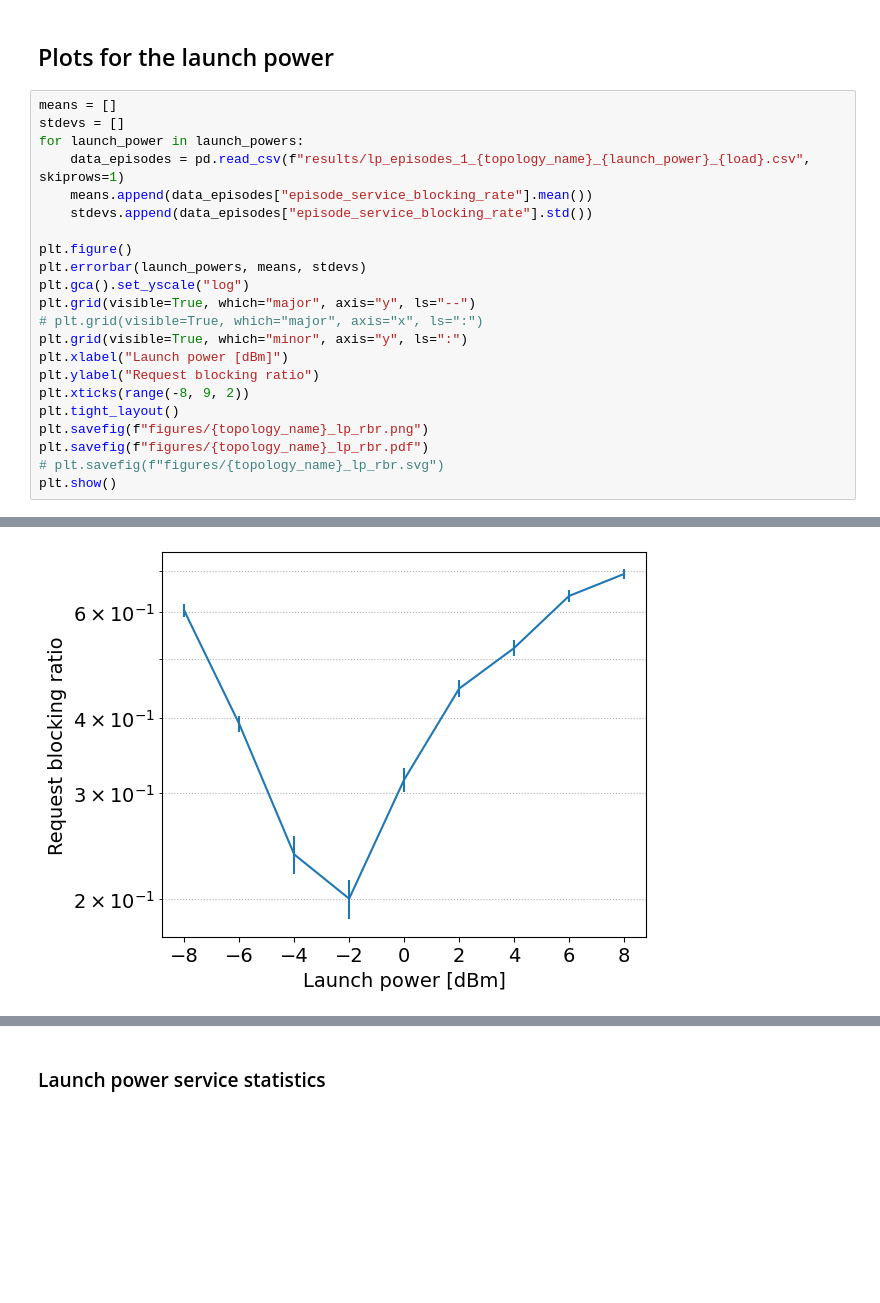
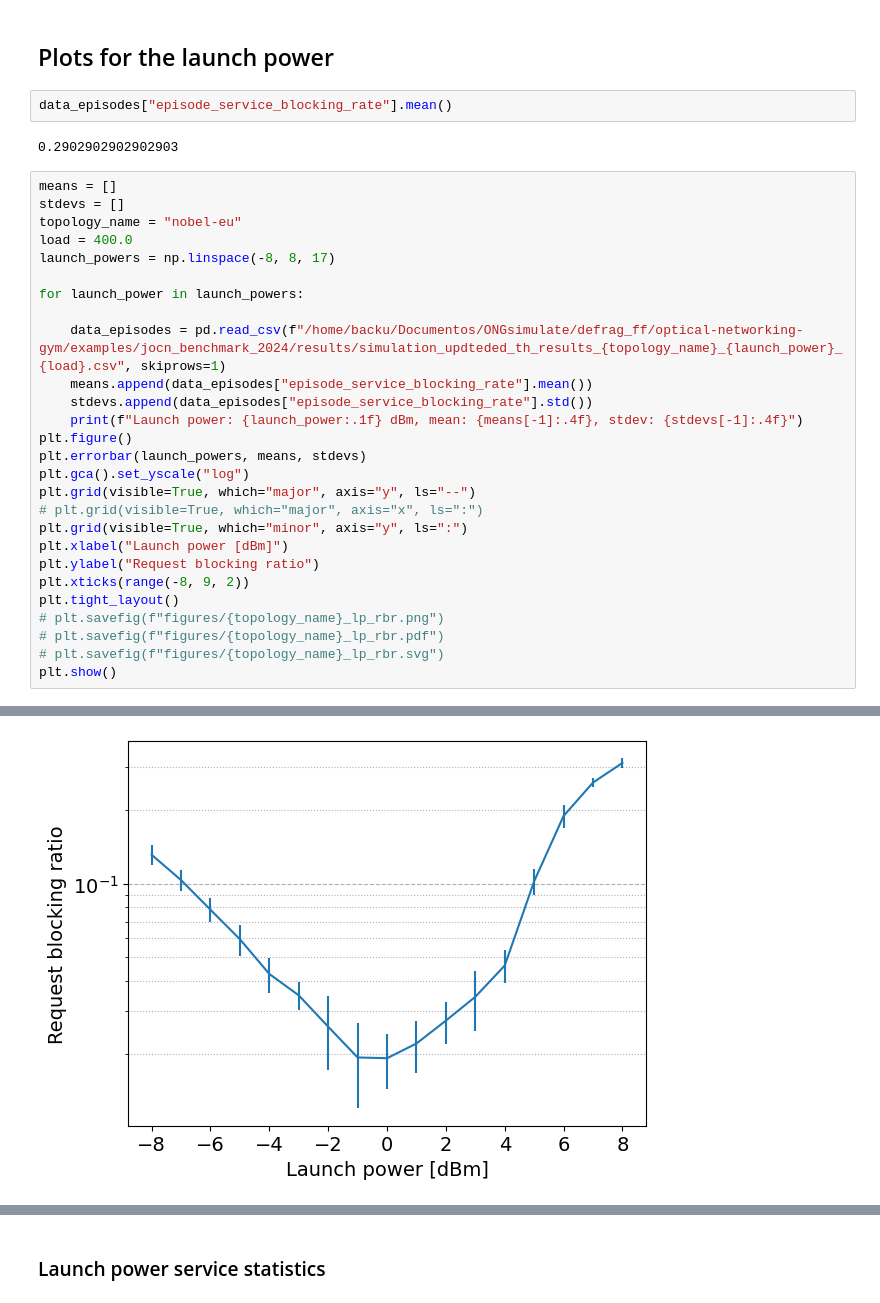
Before and after one commit to carlosnatalino/optical-networking-gym, a Jupyter notebook: examples/JOCN_Benchmark_2024/plots.ipynb, the cells around one changed output, grey strips where cells are left out. Saved outputs shown, nothing was run; the diff lists cells and outputs as text; blank space fills up the shorter version.

```diff
--- a/examples/JOCN_Benchmark_2024/plots.ipynb
+++ b/examples/JOCN_Benchmark_2024/plots.ipynb
@@ -125,14 +141,23 @@ plt.show()
 [figure]
 # %% [markdown]
 ## Plots for the launch power
+# %%
+data_episodes["episode_service_blocking_rate"].mean()
+# %% [output]
+0.2902902902902903
 # %%
 means = []
 stdevs = []
+topology_name = "nobel-eu"
+load = 400.0
+launch_powers = np.linspace(-8, 8, 17)
+
 for launch_power in launch_powers:
-    data_episodes = pd.read_csv(f"results/lp_episodes_1_{topology_name}_{launch_power}_{load}.csv", skiprows=1)
+
+    data_episodes = pd.read_csv(f"/home/backu/Documentos/ONGsimulate/defrag_ff/optical-networking-gym/examples/jocn_benchmark_2024/results/simulation_updteded_th_results_{topology_name}_{launch_power}_{load}.csv", skiprows=1)
     means.append(data_episodes["episode_service_blocking_rate"].mean())
     stdevs.append(data_episodes["episode_service_blocking_rate"].std())
-
+    print(f"Launch power: {launch_power:.1f} dBm, mean: {means[-1]:.4f}, stdev: {stdevs[-1]:.4f}")
 plt.figure()
 plt.errorbar(launch_powers, means, stdevs)
 plt.gca().set_yscale("log")
@@ -143,8 +168,8 @@ plt.xlabel("Launch power [dBm]")
 plt.ylabel("Request blocking ratio")
 plt.xticks(range(-8, 9, 2))
 plt.tight_layout()
-plt.savefig(f"figures/{topology_name}_lp_rbr.png")
-plt.savefig(f"figures/{topology_name}_lp_rbr.pdf")
+# plt.savefig(f"figures/{topology_name}_lp_rbr.png")
+# plt.savefig(f"figures/{topology_name}_lp_rbr.pdf")
 # plt.savefig(f"figures/{topology_name}_lp_rbr.svg")
 plt.show()
 # %% [output]
@@ -151 +193 @@ plt.show()
-[figure, old version]
+[figure, new version]
```
Also changed, not shown: parts of 28 cells of this notebook, 26 other files.
